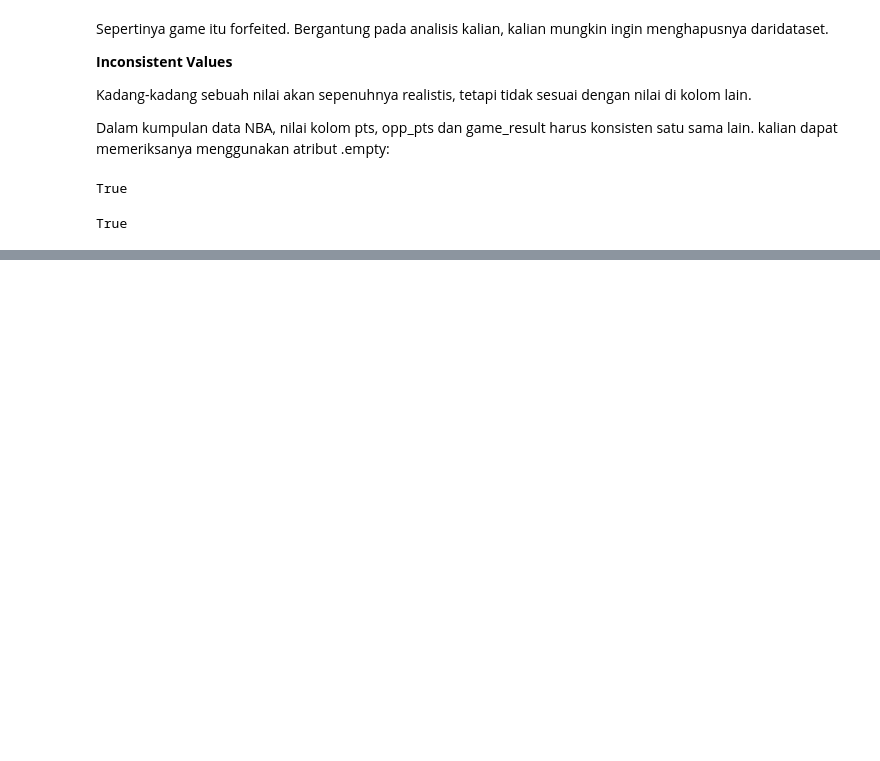
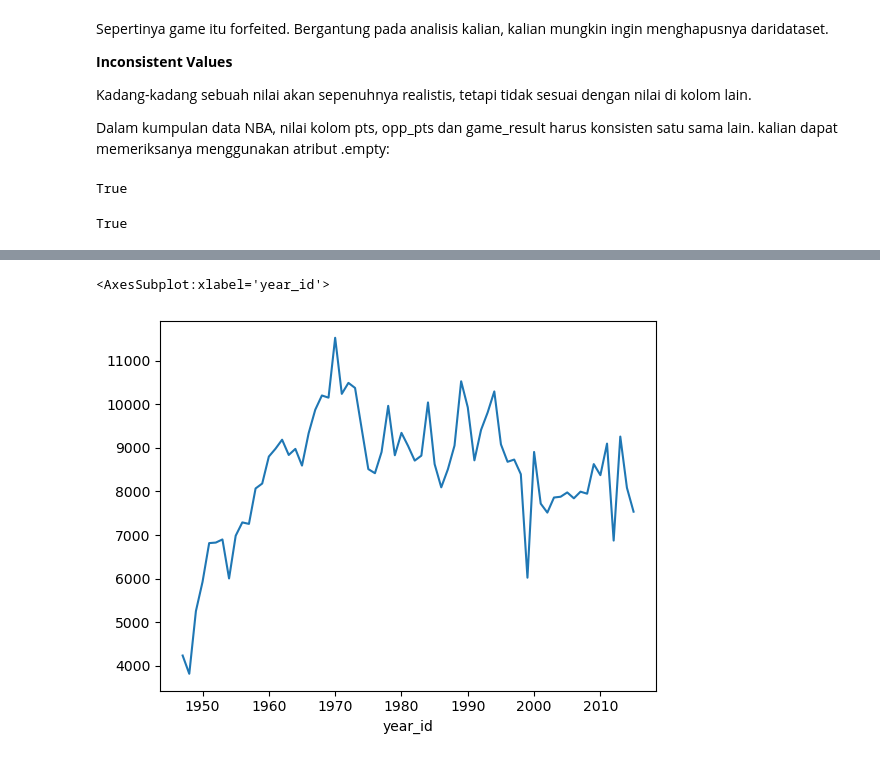
Before and after one commit to DharmayudaFebrianto/Hacktiv8_Batch5, a Jupyter notebook: Basic Python/Week5_Pandas.ipynb, the cells around one changed output, grey strips where cells are left out. Drawn from its saved outputs; the diff is of its cells as text; code cells hidden in the pictures; blank space fills up the shorter version.

```diff
--- a/Basic Python/Week5_Pandas.ipynb
+++ b/Basic Python/Week5_Pandas.ipynb
@@ -1104,0 +1283,5 @@ True
+# %%
+nba[nba["fran_id"] == "Knicks"].groupby("year_id")["pts"].sum().plot()
+# %% [output]
+<AxesSubplot:xlabel='year_id'>
+[figure, added]
```
Also changed, not shown: parts of 32 cells of this notebook, 5 other files.
